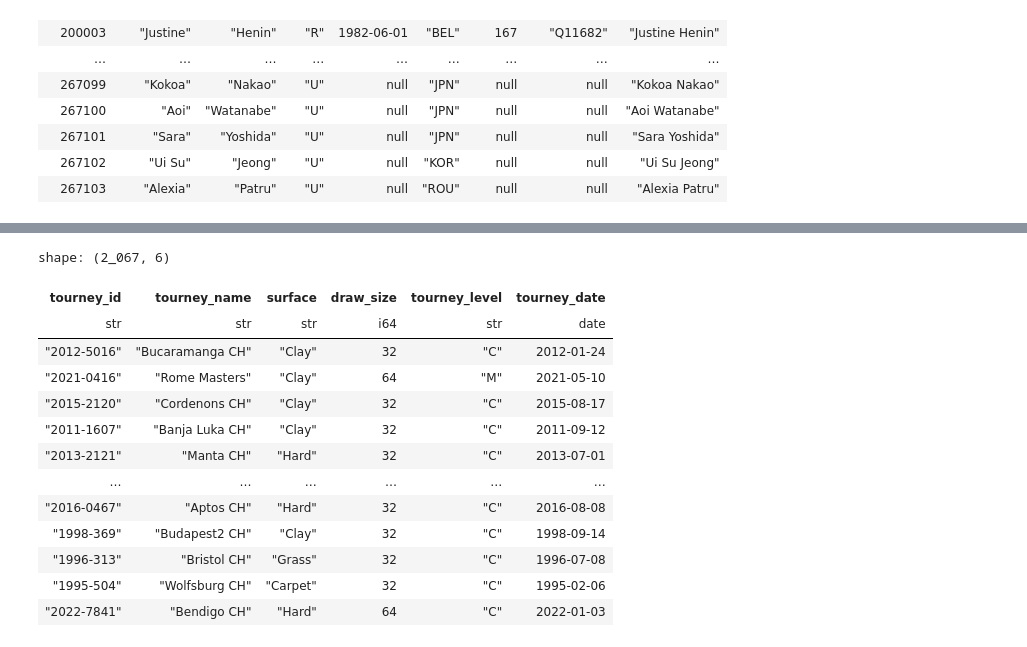
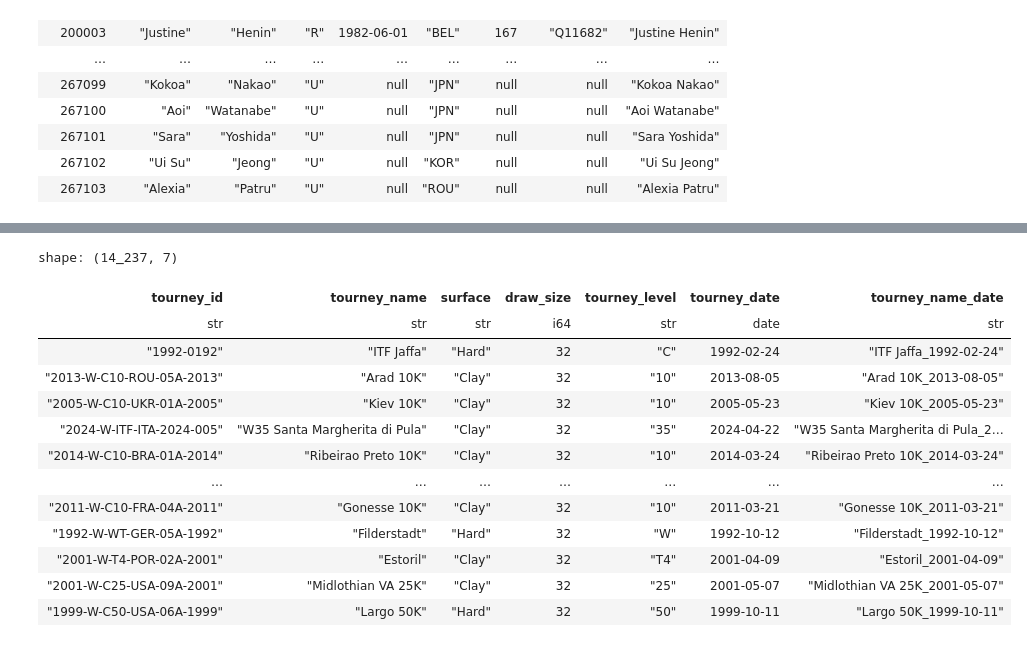
Before and after one commit to lebondon/Tennis_data_study, a Jupyter notebook: EDA_tennis.ipynb, the cells around one changed output, grey strips where cells are left out. Saved outputs shown, nothing was run; the diff lists cells and outputs as text; code cells hidden in the pictures.

```diff
--- a/EDA_tennis.ipynb
+++ b/EDA_tennis.ipynb
@@ -215,0 +297,7 @@ shape: (216_430, 49)
+# %%
+matches_qualifiers_itf=import_tennis_matches(data_type="qualifiers_itf",gender="wta")
+
+matches_qualifiers_itf = matches_qualifiers_itf.with_columns(
+    (pl.col("tourney_name") + "_" + pl.col("tourney_date").cast(pl.Utf8)).alias("tourney_name_date")
+)
+matches_qualifiers_itf
@@ -216,19 +322,20 @@ shape: (216_430, 49)
 # %%
-turney_qualifiers_challengers=matches_qualifiers_challengers[['tourney_id', 'tourney_name', 'surface', 'draw_size', 'tourney_level', 'tourney_date']]
-turney_qualifiers_challengers=turney_qualifiers_challengers.unique('tourney_date')
-turney_qualifiers_challengers
+turney_qualifiers_itf=matches_qualifiers_itf[['tourney_id', 'tourney_name', 'surface', 'draw_size', 'tourney_level', 'tourney_date', 'tourney_name_date']]
+
+turney_qualifiers_itf=turney_qualifiers_itf.unique('tourney_name_date')
+turney_qualifiers_itf
 # %% [output]
-shape: (2_067, 6)
+shape: (14_237, 7)
-| tourney_id | tourney_name | surface | draw_size | tourney_level | tourney_date |
-| str | str | str | i64 | str | date |
-| "2012-5016" | "Bucaramanga CH" | "Clay" | 32 | "C" | 2012-01-24 |
-| "2021-0416" | "Rome Masters" | "Clay" | 64 | "M" | 2021-05-10 |
-| "2015-2120" | "Cordenons CH" | "Clay" | 32 | "C" | 2015-08-17 |
-| "2011-1607" | "Banja Luka CH" | "Clay" | 32 | "C" | 2011-09-12 |
-| "2013-2121" | "Manta CH" | "Hard" | 32 | "C" | 2013-07-01 |
-| … | … | … | … | … | … |
-| "2016-0467" | "Aptos CH" | "Hard" | 32 | "C" | 2016-08-08 |
-| "1998-369" | "Budapest2 CH" | "Clay" | 32 | "C" | 1998-09-14 |
-| "1996-313" | "Bristol CH" | "Grass" | 32 | "C" | 1996-07-08 |
-| "1995-504" | "Wolfsburg CH" | "Carpet" | 32 | "C" | 1995-02-06 |
-| "2022-7841" | "Bendigo CH" | "Hard" | 64 | "C" | 2022-01-03 |
+| tourney_id | tourney_name | surface | draw_size | tourney_level | tourney_date | tourney_name_date |
+| str | str | str | i64 | str | date | str |
+| "1992-0192" | "ITF Jaffa" | "Hard" | 32 | "C" | 1992-02-24 | "ITF Jaffa_1992-02-24" |
+| "2013-W-C10-ROU-05A-2013" | "Arad 10K" | "Clay" | 32 | "10" | 2013-08-05 | "Arad 10K_2013-08-05" |
+| "2005-W-C10-UKR-01A-2005" | "Kiev 10K" | "Clay" | 32 | "10" | 2005-05-23 | "Kiev 10K_2005-05-23" |
+| "2024-W-ITF-ITA-2024-005" | "W35 Santa Margherita di Pula" | "Clay" | 32 | "35" | 2024-04-22 | "W35 Santa Margherita di Pula_2… |
+| "2014-W-C10-BRA-01A-2014" | "Ribeirao Preto 10K" | "Clay" | 32 | "10" | 2014-03-24 | "Ribeirao Preto 10K_2014-03-24" |
+| … | … | … | … | … | … | … |
+| "2011-W-C10-FRA-04A-2011" | "Gonesse 10K" | "Clay" | 32 | "10" | 2011-03-21 | "Gonesse 10K_2011-03-21" |
+| "1992-W-WT-GER-05A-1992" | "Filderstadt" | "Hard" | 32 | "W" | 1992-10-12 | "Filderstadt_1992-10-12" |
+| "2001-W-T4-POR-02A-2001" | "Estoril" | "Clay" | 32 | "T4" | 2001-04-09 | "Estoril_2001-04-09" |
+| "2001-W-C25-USA-09A-2001" | "Midlothian VA 25K" | "Clay" | 32 | "25" | 2001-05-07 | "Midlothian VA 25K_2001-05-07" |
+| "1999-W-C50-USA-06A-1999" | "Largo 50K" | "Hard" | 32 | "50" | 1999-10-11 | "Largo 50K_1999-10-11" |
```
Also changed, not shown: parts of 21 cells of this notebook.
